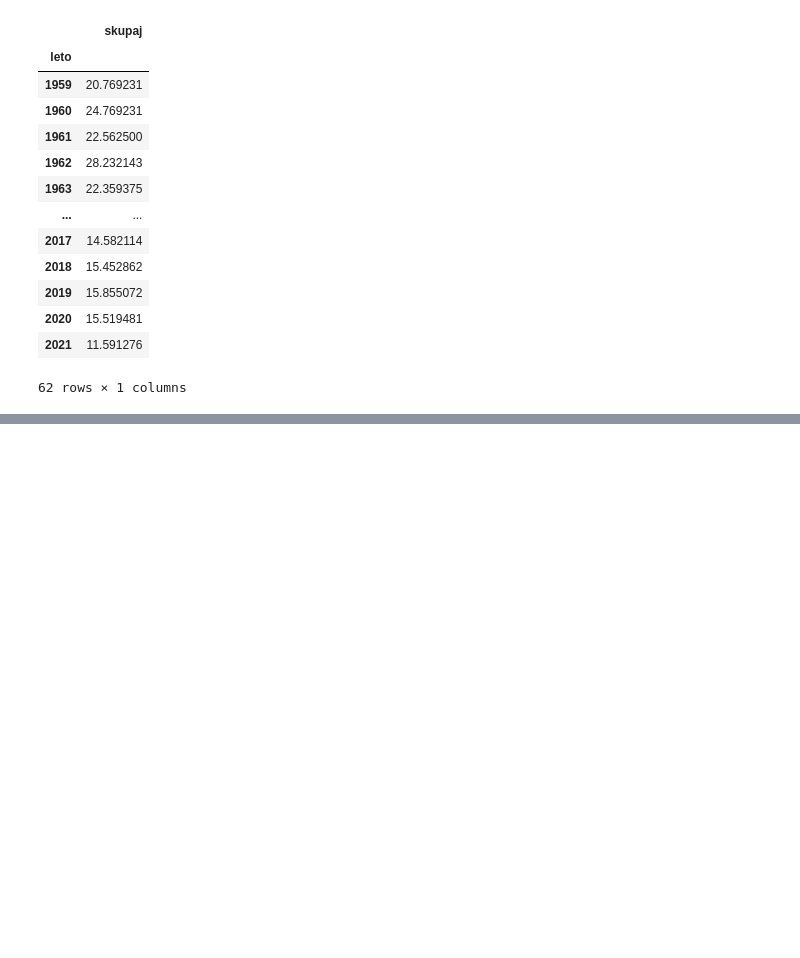
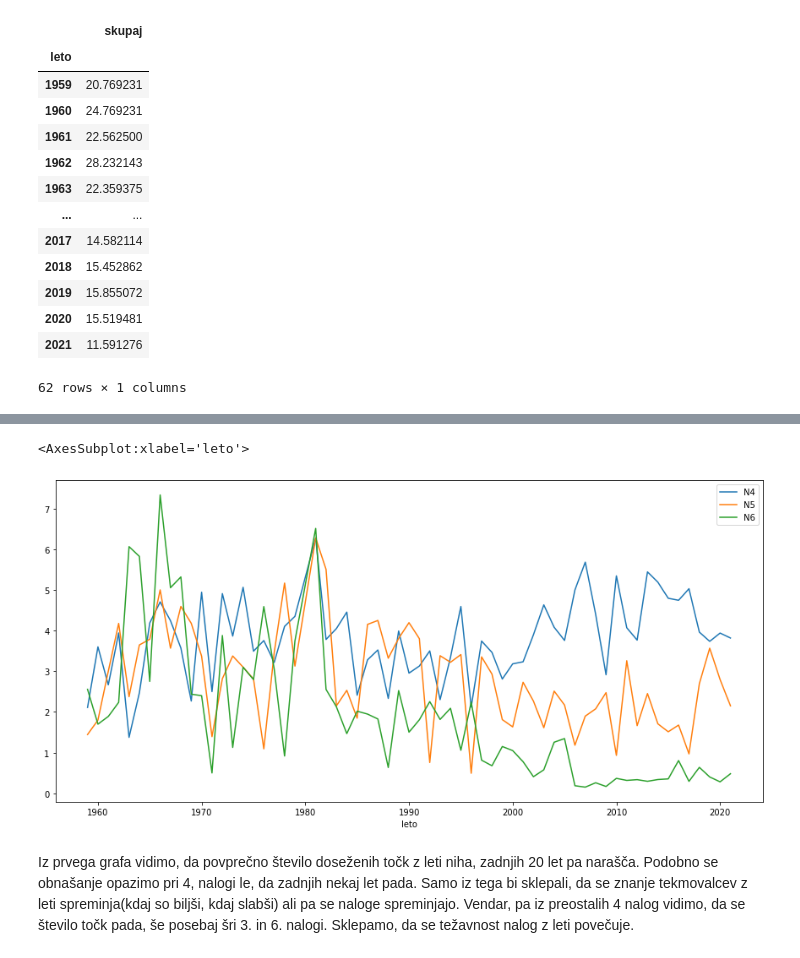
Before and after one commit to UrosKosmac123/Tekmovalci-matematicne-olimpijade, a Jupyter notebook: Analiza.ipynb, the cells around one changed output, grey strips where cells are left out. Saved outputs shown, nothing was run; the diff lists cells and outputs as text; code cells hidden in the pictures; blank space fills up the shorter version.

```diff
--- a/Analiza.ipynb
+++ b/Analiza.ipynb
@@ -48,0 +105,11 @@ povprecno_stevilo_pik_za_doloceno_leto.plot()
+# %%
+povprecno_stevilo_pik_za_doloceno_leto_druge_3 = (podatki.groupby("leto")["N4", "N5", "N6"].mean())
+povprecno_stevilo_pik_za_doloceno_leto_druge_3.plot(figsize = (15,7))
+# %% [output]
+<AxesSubplot:xlabel='leto'>
+[figure, added]
+# %% [markdown]
+Iz prvega grafa vidimo, da povprečno število doseženih točk z leti niha, zadnjih 20 let pa narašča. Podobno se obnašanje opazimo pri 4, nalogi
+le, da zadnjih nekaj let pada. Samo iz tega bi sklepali, da se znanje tekmovalcev z leti spreminja(kdaj so biljši, kdaj slabši) ali pa se naloge spreminjajo.
+Vendar, pa iz preostalih 4 nalog vidimo, da se število točk pada, še posebaj šri 3. in 6. nalogi.
+Sklepamo, da se težavnost nalog z leti povečuje.
```
Also changed, not shown: parts of 17 cells of this notebook, 2 other files.
